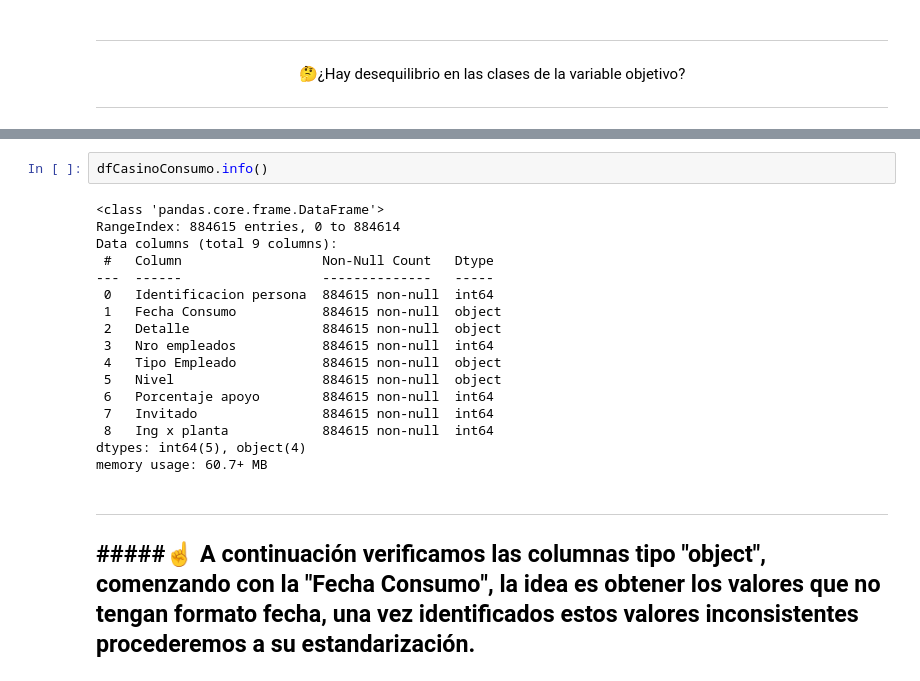
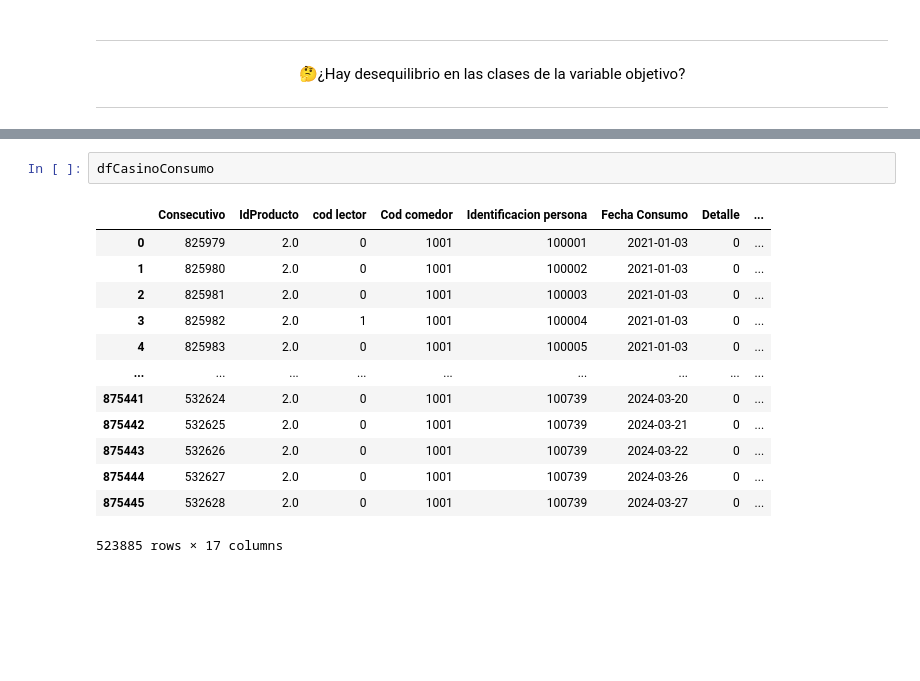
Before and after one commit to A01793509/Equipo_44, a Jupyter notebook: Avance1_44.ipynb, the cells around one changed output, grey strips where cells are left out. Cells and saved outputs as stored; diff of their text form; blank space fills up the shorter version.

```diff
--- a/Avance1_44.ipynb
+++ b/Avance1_44.ipynb
@@ -723,23 +702,16 @@ Todas las columnas numéricas poseen valores con el tipo de dato correcto.
 # %%
-dfCasinoConsumo.info()
+dfCasinoConsumo
 # %% [output]
+|  | Consecutivo | IdProducto | cod lector | Cod comedor | Identificacion persona | Fecha Consumo | Detalle | ... |
+| 0 | 825979 | 2.0 | 0 | 1001 | 100001 | 2021-01-03 | 0 | ... |
+| 1 | 825980 | 2.0 | 0 | 1001 | 100002 | 2021-01-03 | 0 | ... |
+| 2 | 825981 | 2.0 | 0 | 1001 | 100003 | 2021-01-03 | 0 | ... |
+| 3 | 825982 | 2.0 | 1 | 1001 | 100004 | 2021-01-03 | 0 | ... |
+| 4 | 825983 | 2.0 | 0 | 1001 | 100005 | 2021-01-03 | 0 | ... |
+| ... | ... | ... | ... | ... | ... | ... | ... | ... |
+| 875441 | 532624 | 2.0 | 0 | 1001 | 100739 | 2024-03-20 | 0 | ... |
+| 875442 | 532625 | 2.0 | 0 | 1001 | 100739 | 2024-03-21 | 0 | ... |
+| 875443 | 532626 | 2.0 | 0 | 1001 | 100739 | 2024-03-22 | 0 | ... |
+| 875444 | 532627 | 2.0 | 0 | 1001 | 100739 | 2024-03-26 | 0 | ... |
+| 875445 | 532628 | 2.0 | 0 | 1001 | 100739 | 2024-03-27 | 0 | ... |
-<class 'pandas.core.frame.DataFrame'>
-RangeIndex: 884615 entries, 0 to 884614
-Data columns (total 9 columns):
- #   Column                  Non-Null Count   Dtype
----  ------                  --------------   -----
- 0   Identificacion persona  884615 non-null  int64
- 1   Fecha Consumo           884615 non-null  object
- 2   Detalle                 884615 non-null  object
- 3   Nro empleados           884615 non-null  int64
- 4   Tipo Empleado           884615 non-null  object
- 5   Nivel                   884615 non-null  object
- 6   Porcentaje apoyo        884615 non-null  int64
- 7   Invitado                884615 non-null  int64
- 8   Ing x planta            884615 non-null  int64
-dtypes: int64(5), object(4)
-memory usage: 60.7+ MB
+523885 rows × 17 columns
-# %% [markdown]
----
-#####☝ A continuación verificamos las columnas tipo "object", comenzando con la "**Fecha Consumo**", la idea es obtener los valores que no tengan formato fecha, una vez identificados estos valores inconsistentes procederemos a su estandarización.
----
```
Also changed, not shown: parts of 24 cells of this notebook.
